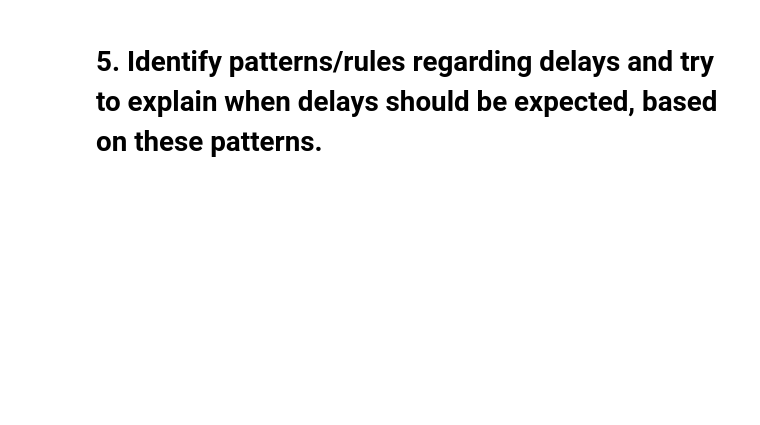
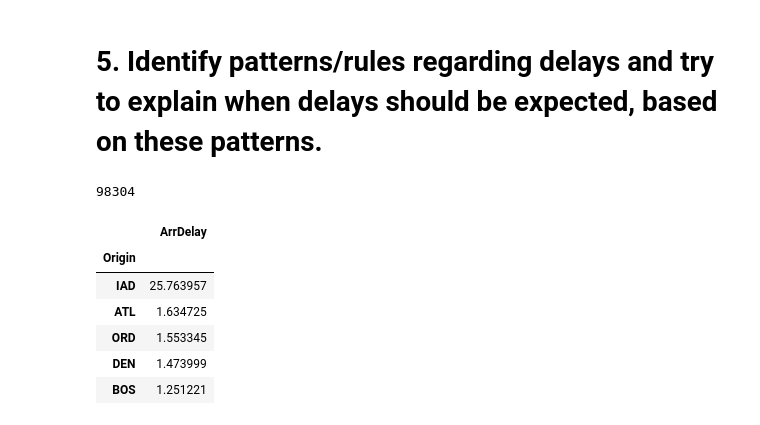
Before and after one commit to gbouzioto/data_mining_master_2020, a Jupyter notebook: exercise_3/airlines/Airlines.ipynb, the cells around one changed output. Saved outputs shown, nothing was run; the diff lists cells and outputs as text; code cells hidden in the pictures; blank space fills up the shorter version.

```diff
--- a/exercise_3/airlines/Airlines.ipynb
+++ b/exercise_3/airlines/Airlines.ipynb
@@ -596,2 +616,25 @@ Ridge_model.best_params_
 # %% [markdown]
 # 5. Identify patterns/rules regarding delays and try to explain when delays should be expected, based on these patterns.
+# %%
+df_no_outlier_features_2=df_no_outlier[['DayofWeek', 'CRSDepTime', 'UniqueCarrier', 'FlightNum', 'Origin', 'Dest','ArrDelay']]
+# %%
+avg_del_org=average_delay_by_origin_airport
+# %%
+index = df_no_outlier_features_2.index
+number_of_rows = len(index)
+# %%
+number_of_rows
+# %% [output]
+98304
+# %%
+avg_del_org_2=avg_del_org/number_of_rows*100
+# %%
+avg_del_org_2.sort_values('ArrDelay',ascending=False).head(5)
+# %% [output]
+|  | ArrDelay |
+| Origin |  |
+| IAD | 25.763957 |
+| ATL | 1.634725 |
+| ORD | 1.553345 |
+| DEN | 1.473999 |
+| BOS | 1.251221 |
```
Also changed, not shown: parts of 17 cells of this notebook.
